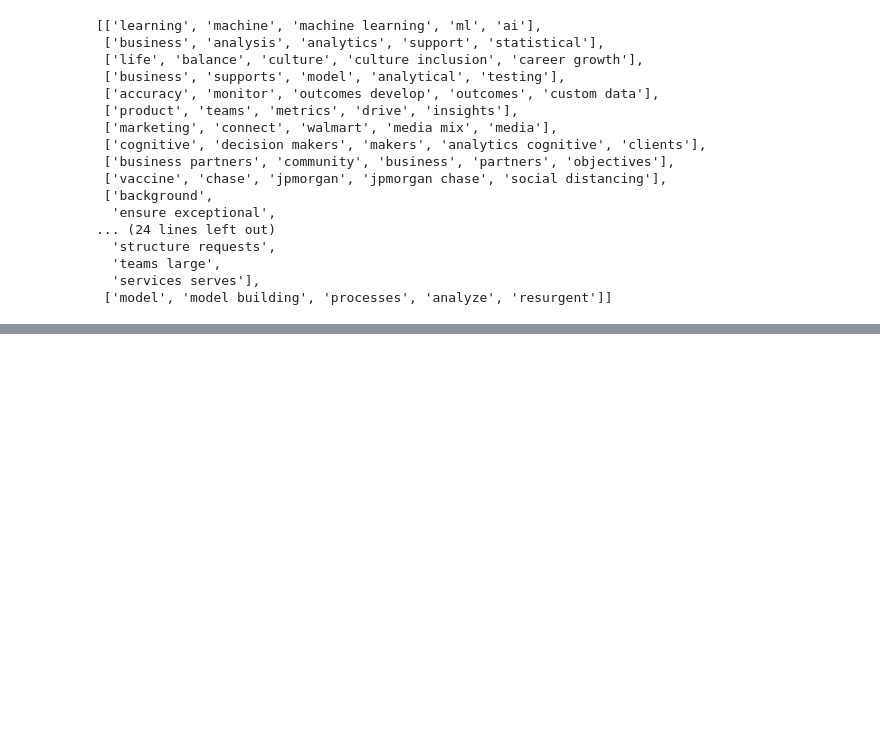
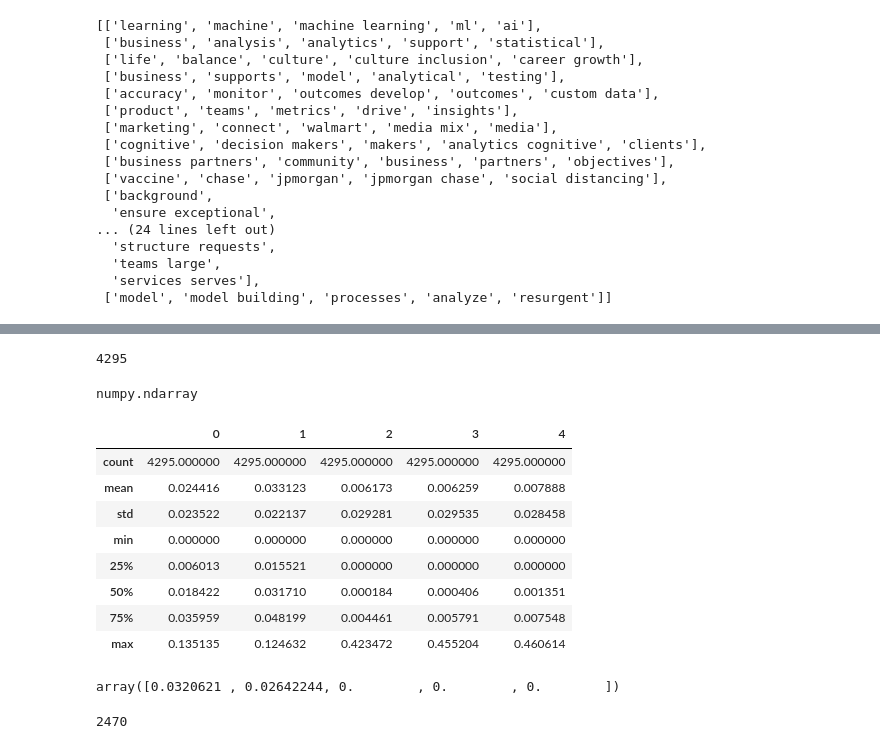
Before and after one commit to billbell73/nlp_project, a Jupyter notebook: nmf_tfidf_vec.ipynb, the cells around one changed output, grey strips where cells are left out. Cells and saved outputs as stored; diff of their text form; code cells hidden in the pictures; blank space fills up the shorter version.

```diff
--- a/nmf_tfidf_vec.ipynb
+++ b/nmf_tfidf_vec.ipynb
@@ -173,0 +174,4 @@ topics_10
+# %%
+len(doc_topic_5)
+# %% [output]
+4295
@@ -173,0 +183,22 @@ topics_10
+# %%
+type(doc_topic_5)
+# %% [output]
+numpy.ndarray
+# %%
+df_doc_topic = pd.DataFrame(data=doc_topic_5, index=df.index)
+# %%
+df_doc_topic.describe()
+# %% [output]
+|  | 0 | 1 | 2 | 3 | 4 |
+| count | 4295.000000 | 4295.000000 | 4295.000000 | 4295.000000 | 4295.000000 |
+| mean | 0.024416 | 0.033123 | 0.006173 | 0.006259 | 0.007888 |
+| std | 0.023522 | 0.022137 | 0.029281 | 0.029535 | 0.028458 |
+| min | 0.000000 | 0.000000 | 0.000000 | 0.000000 | 0.000000 |
+| 25% | 0.006013 | 0.015521 | 0.000000 | 0.000000 | 0.000000 |
+| 50% | 0.018422 | 0.031710 | 0.000184 | 0.000406 | 0.001351 |
+| 75% | 0.035959 | 0.048199 | 0.004461 | 0.005791 | 0.007548 |
+| max | 0.135135 | 0.124632 | 0.423472 | 0.455204 | 0.460614 |
+# %%
+doc_topic_5[0]
+# %% [output]
+array([0.0320621 , 0.02642244, 0.        , 0.        , 0.        ])
@@ -173,0 +213,4 @@ topics_10
+# %%
+max_index
+# %% [output]
+2470
```
Also changed, not shown: parts of 18 cells of this notebook, 4 other files.
